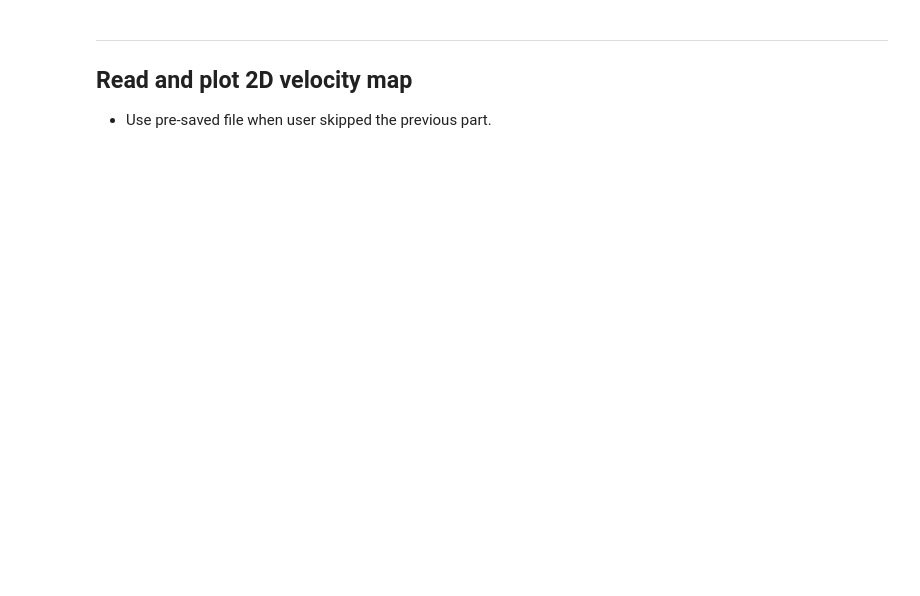
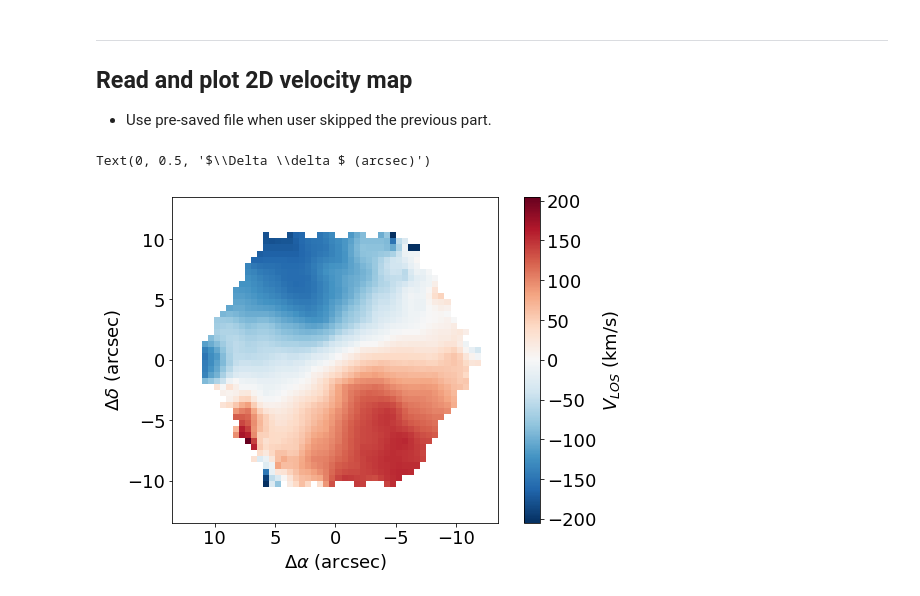
Before and after one commit to astrohchung/manga_rc_tuto, a Jupyter notebook: manga_rc_tuto.ipynb, the cells around one changed output. Saved outputs shown, nothing was run; the diff lists cells and outputs as text; code cells hidden in the pictures; blank space fills up the shorter version.

```diff
--- a/manga_rc_tuto.ipynb
+++ b/manga_rc_tuto.ipynb
@@ -195,6 +233,7 @@ plt.ylabel(r'$\Delta \delta $ (arcsec)')
 * Result will be saved in FITS format.
 # %%
 run_vel_measure=False
+# run_vel_measure=True
 
 oname=cdir+'manga-'+plateifu+'-LOGCUBE_MAPS.fits'
 
@@ -210,13 +249,20 @@ if run_vel_measure:
     flagarr=np.zeros((nx,ny),dtype=np.int16) #define flag array
     t = clock()
     check_flag=False
+    wave_mask = (wave > 3700) & (wave < 7400)
     print("%2s %2s %10s %10s %5s %4s" % ('i', 'j', 'Velocity', 'Dispersion', 'Chi2', 't'))
     for j in range(nx):
         for i in range(ny):
             t = clock()
-            if np.median(flux_m[i,j]) > 0:
-                ppxf_obj.flux=flux_m[i,j]
-                ppxf_obj.ivar=ivar_m[i,j]
+            mm_mask=((mask[j,i] & 2**10) == 0)
+            if ((np.median(flux_m[i,j]) > 0) and (np.sum(mm_mask[wave_mask])>10)):
+#             if np.median(flux_m[i,j]) > 0:
+#                 print(i,j)
+#                 ppxf_obj.flux=flux_m[i,j]
+#                 ppxf_obj.ivar=ivar_m[i,j]
+                ppxf_obj.flux=flux[i,j]
+                ppxf_obj.ivar=ivar[i,j]
+                ppxf_obj.mask=mm_mask
 
                 res=ppxf_obj.run()
                 if not res:
@@ -225,12 +271,12 @@ if run_vel_measure:
                 flagarr[i,j]=1
                 if i == check_i & j == check_j:
                     check_flag=True
-                    sflux=ppxf_obj.fflux
+                    sflux=ppxf_obj.flux
                     sbestfit=res.bestfit
                 print("%02d %02d %10.3f %10.3f %5.2f %4.1f" % (i, j, res.sol[0], res.sol[1], res.chi2, clock()-t))
 
     if check_flag:
-        plt.plot(ppxf_obj.lam_gal, sflux, 'b-')
+        plt.plot(ppxf_obj.lam_gal, sflux[ppxf_obj.wave_mask], 'b-')
         plt.plot(ppxf_obj.lam_gal, sbestfit, 'r-')
         plt.xlabel('$\lambda \, [\AA]$')
         plt.ylabel(flux_header['BUNIT'])
@@ -257,28 +344,31 @@ if run_vel_measure:
 # %%
 # read velocity map file
 rfile='manga-'+plateifu+'-LOGCUBE_MAPS.fits'
 if not os.path.isfile(cdir+rfile): # use pre-saved file if above one not exist.
     rfile='manga-'+plateifu+'-LOGCUBE_MAPS_SAVED.fits'
 
 cube = fits.open(cdir+rfile)
 velmap=cube['STELLAR_VEL'].data
 nx, ny=velmap.shape
 
 # Plot 2D map
 # Calculate velocity statistics (median and standard deviation) to re-scale map values for plot)
 pvelmap=velmap.T
 zero_idx=(pvelmap == 0)
 pvelmap[zero_idx]=np.nan
 finite_idx=np.isfinite(pvelmap)
 medv, stdv, sigv=(np.median(pvelmap[finite_idx]), np.std(pvelmap[finite_idx]), 2)
 pvelmap=pvelmap-medv
 
-cmap= matplotlib.cm.RdBu_r
+cmap= matplotlib.cm.RdBu_r.copy()
 cmap.set_bad(color='white')
 plt.imshow(pvelmap, extent=extent, cmap=cmap, vmin=(-stdv*sigv), vmax=stdv*sigv, origin='lower', interpolation='none')
 plt.colorbar(label='$V_{LOS}$ (km/s)')
 plt.xlabel(r'$\Delta \alpha $ (arcsec)')
 plt.ylabel(r'$\Delta \delta $ (arcsec)')
+# %% [output]
+Text(0, 0.5, '$\\Delta \\delta $ (arcsec)')
+[figure, added]
 # %% [markdown]
 ---
 ## Plot rotation curve
```
Also changed, not shown: parts of 14 cells of this notebook, 7 other files.
